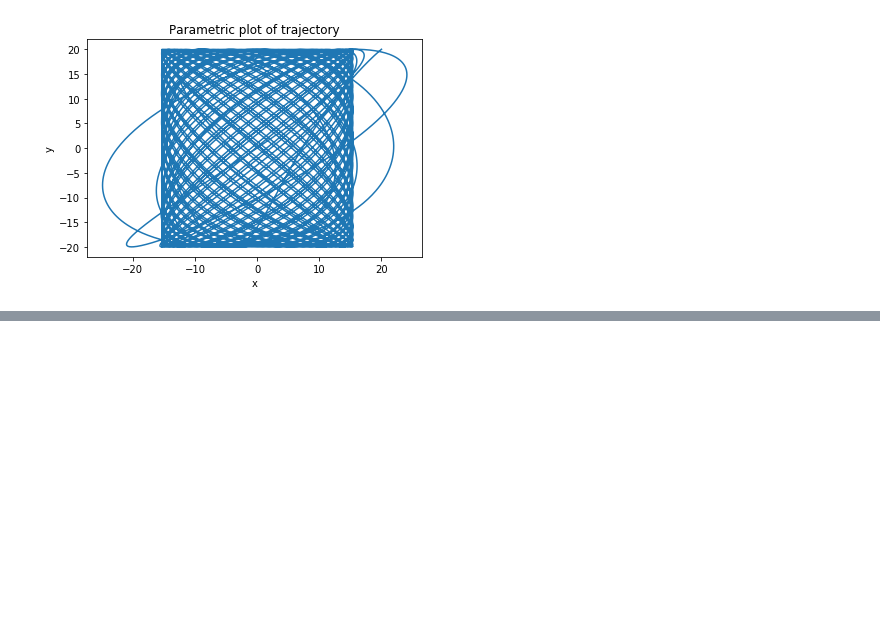
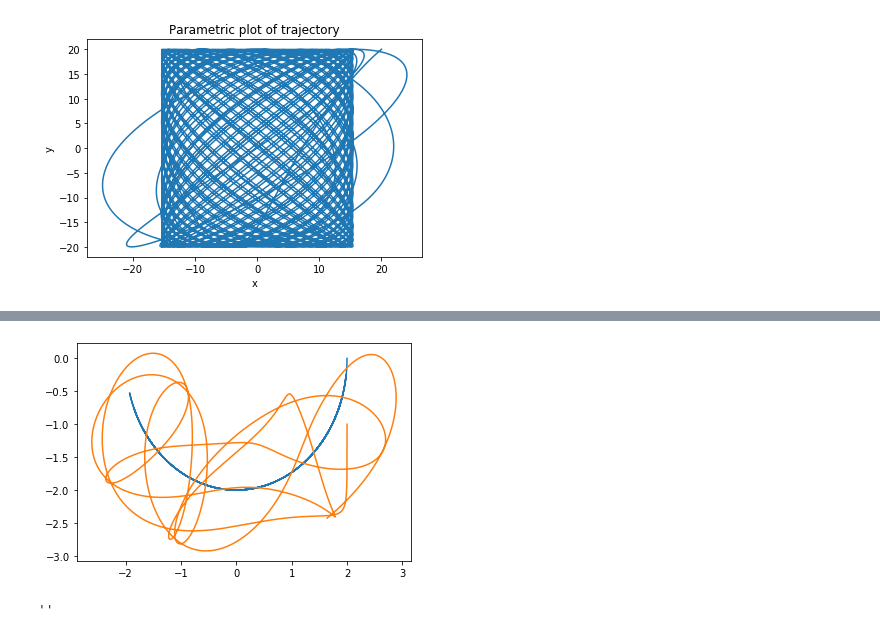
Before and after one commit to MarcBarroso/Numerical_exercise, a Jupyter notebook: numerical.ipynb, the cells around one changed output, grey strips where cells are left out. Saved outputs shown, nothing was run; the diff lists cells and outputs as text; code cells hidden in the pictures; blank space fills up the shorter version.

```diff
--- a/numerical.ipynb
+++ b/numerical.ipynb
@@ -85,0 +199,74 @@ plt.show()
+# %%
+#In this example, we have a double pendulum
+#The mass of the particle is taken to be
+
+m1, m2 = 2.0, 1.0
+l1, l2 = 2.0, 1.0
+g = 10.0
+
+def force_fct(t, theta1, theta2, dtheta1, dtheta2):
+    s1 = np.sin(theta1)
+    s2 = np.sin(theta2)
+    cd = np.cos(theta1-theta2)
+    sd = np.sin(theta1-theta2)
+    ddtheta1 = (m2*g*s2*cd-m2*l1*sd*cd*dtheta1**2-g*(m1+m2)*s1-m2*l2*dtheta2**2*sd)/(l1*(m1+m2*sd**2))
+    ddtheta2 = (m2*l2*dtheta2**2*sd*cd+(m1+m2)*(s1*g*cd+l1*sd*dtheta1**2-g*s2))/(l2*(m1+m2*sd**2))
+    return [ddtheta1, ddtheta2, dtheta1, dtheta2]
+
+def energy_fct(theta1, theta2, dtheta1, dtheta2):
+    K = m1*0.5*(l1*dtheta1)**2+m2*0.5*((l1*dtheta1)**2+(l2*dtheta2)**2+2.0*l1*l2*dtheta1*dtheta2*np.cos(theta1-theta2))
+    V = -(m1+m2)*g*l1*np.cos(theta1) - m2*g*l2*np.cos(theta2)
+    return K+V
+
+def coord_transform(t, theta1, theta2):
+    x1 = l1*np.sin(theta1)
+    y1 = -l1*np.cos(theta1)
+    x2 = x1 + l2*np.sin(theta2)
+    y2 = y1 - l2*np.cos(theta2)
+    return [x1, y1, x2, y2]
+
+sol, t = solve_eom(0, 10, np.pi*0.5, 0, 0, 0, force_fct, n=2000, max_stp=1.0)
+dtheta1 = sol.sol(t)[0].T
+dtheta2 = sol.sol(t)[1].T
+theta1 = sol.sol(t)[2].T
+theta2 = sol.sol(t)[3].T
+x1, y1, x2, y2 = coord_transform(t, theta1, theta2)
+
+plt.figure()
+plt.plot(x1, y1)
+plt.plot(x2, y2)
+plt.show()
+#plt.figure()
+#plt.plot(t, energy_fct(theta1, theta2, dtheta1, dtheta2))
+#plt.show()
+# %% [output]
+[figure, added]
+# %%
+import matplotlib.pyplot as plt
+import matplotlib.animation
+import numpy as np
+from IPython.display import display, clear_output
+%matplotlib tk
+
+fig, ax = plt.subplots()
+xmin = np.min(x2)-0.5
+xmax = np.max(x2)+0.5
+ymin = np.min(y2)-0.5
+ymax = np.max(y2)+0.5
+
+def animate(i):
+    plt.cla()
+    ax.set_xlim( xmin, xmax)
+    ax.set_ylim( ymin, ymax)
+    ax.plot([0, x1[i], x2[i]], [0, y1[i], y2[i]], lw=2, c='k')
+
+for i in range(0, len(t), 15):
+    animate(i)
+    plt.pause(0.01)
+    #clear_output(wait=True)
+    #display(fig)
+
+plt.show()
+;
+# %% [output]
+''
```
Also changed, not shown: parts of 5 cells of this notebook, 2 other files.
